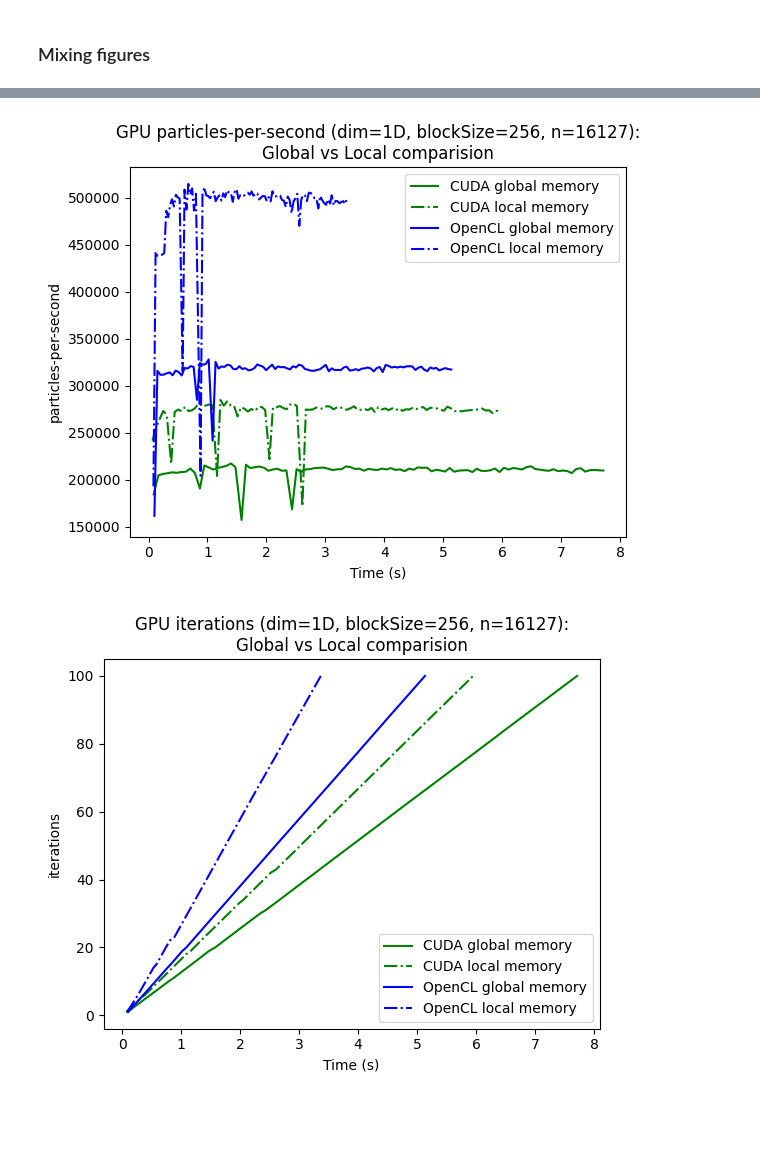
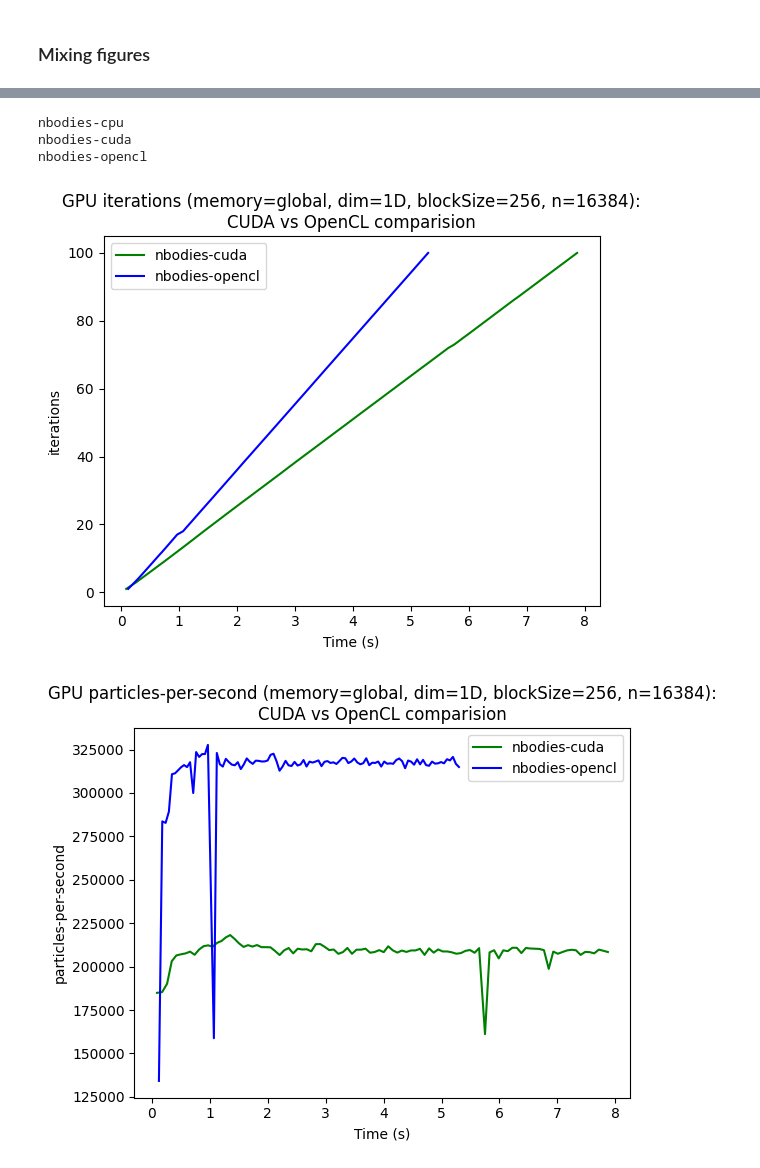
Before and after one commit to Cubolink/Cuda-NBodies-Problem, a Jupyter notebook: data-plots.ipynb, the cells around one changed output, grey strips where cells are left out. Drawn from its saved outputs; the diff is of its cells as text; code cells hidden in the pictures; blank space fills up the shorter version.

Commit message:
misc: finished jupyter notebook plots

```diff
--- a/data-plots.ipynb
+++ b/data-plots.ipynb
@@ -278,22 +177,7 @@ plot_subproject_dim_comparision(list(subprojects.keys())[1], 'particles_per_seco
-# %%
-def plot_global_local_comparision(dataset_name):
-    fig, ax = plt.subplots()
-    df_cuda_global = projects['nbodies-cuda']['data-global-1d-(256,16127)'][dataset_name]['df']
-    df_cuda_local = projects['nbodies-cuda']['data-local-1d-(256,16127)'][dataset_name]['df']
-    df_opencl_global = projects['nbodies-opencl']['data-global-1d-(256,16127)'][dataset_name]['df']
-    df_opencl_local = projects['nbodies-opencl']['data-local-1d-(256,16127)'][dataset_name]['df']
-
-    ax.plot(df_cuda_global[0], df_cuda_global[1], 'g-', label='CUDA global memory')
-    ax.plot(df_cuda_local[0], df_cuda_local[1], 'g-.', label='CUDA local memory')
-    ax.plot(df_opencl_global[0], df_opencl_global[1],  'b-', label='OpenCL global memory')
-    ax.plot(df_opencl_local[0], df_opencl_local[1], 'b-.', label='OpenCL local memory')
-    ax.set_xlabel('Time (s)')
-    ax.set_ylabel(dataset_name)
-    ax.set_title(f'GPU {dataset_name} (dim=1D, blockSize=256, n=16127):\nGlobal vs Local comparision' )
-    ax.legend()
-
-plot_global_local_comparision('particles-per-second')
-plot_global_local_comparision('iterations')
-# %% [output]
-[figure, removed]
-[figure, removed]
+# %%
+for project in projects.keys():
+    print(project)
+# %% [output]
+nbodies-cpu
+nbodies-cuda
+nbodies-opencl
@@ -299,0 +202,36 @@ plot_global_local_comparision('iterations')
+# %%
+def plot_cuda_opencl_comparision(dataset_name):
+    memory = 'global'
+    dim = '1D'
+    subproject = subprojects['(256,16384)']
+
+    fig, ax = plt.subplots()
+    for experiment in subproject:
+        if experiment['dim'] == dim and experiment['memory'] == memory:
+            marker = ''
+            if 'cuda' in experiment['platform']:
+                marker += 'g'
+            elif 'opencl' in experiment['platform']:
+                marker += 'b'
+            else:
+                marker += 'r'
+
+            marker += '-'
+
+            ax.plot(experiment['data'][dataset_name]['df'][0],
+                    experiment['data'][dataset_name]['df'][1],
+                    marker,
+                    label=f"{experiment['platform']}")
+
+    ax.set_xlabel('Time (s)')
+    ax.set_ylabel(dataset_name)
+    fig_title = f'GPU {dataset_name} (memory={memory}, dim={dim}, blockSize={256}, n={16384}):\nCUDA vs OpenCL comparision'
+    ax.set_title(fig_title)
+    ax.legend()
+    fig.savefig(os.path.join('plots', fig_title[:fig_title.find(':')]+'CUDAvsOpenCL'+'.jpg'))
+
+plot_cuda_opencl_comparision('iterations')
+plot_cuda_opencl_comparision('particles-per-second')
+# %% [output]
+[figure, added]
+[figure, added]
```
Also changed, not shown: parts of 9 cells of this notebook.
